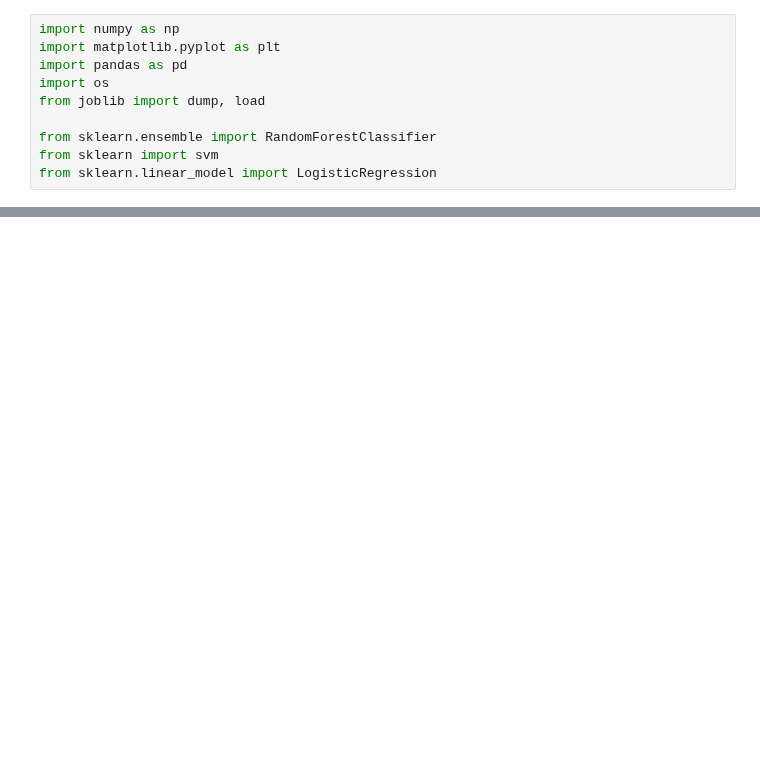
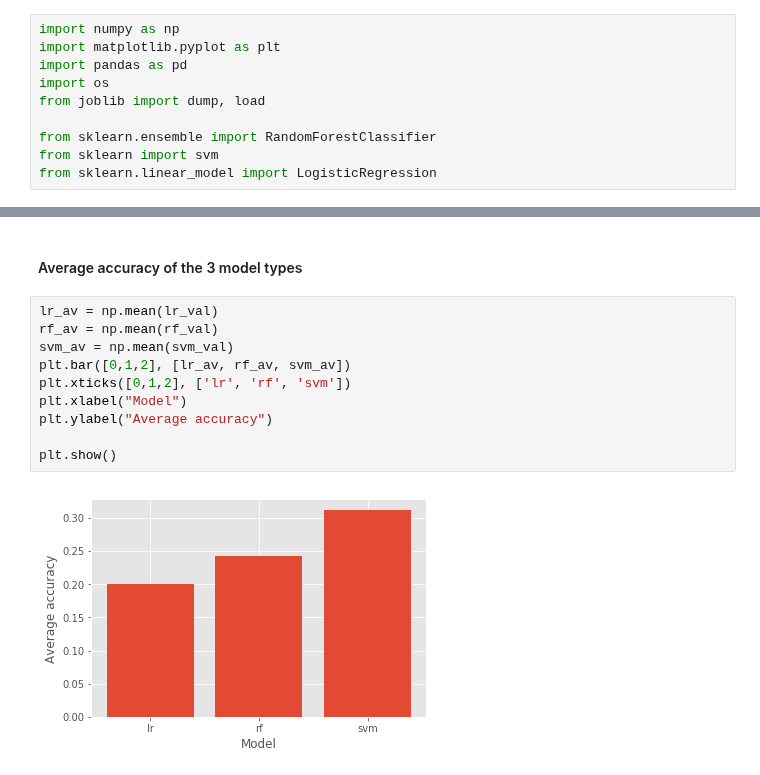
Before and after one commit to mbronckers/cmsc23360, a Jupyter notebook: p2/model.ipynb, the cells around one changed output, grey strips where cells are left out. Drawn from its saved outputs; the diff is of its cells as text; blank space fills up the shorter version.

```diff
--- a/p2/model.ipynb
+++ b/p2/model.ipynb
@@ -14,0 +136,14 @@ Because of the absolute time issue, this model's performance is not representati
+# %% [markdown]
+#### Average accuracy of the 3 model types
+# %%
+lr_av = np.mean(lr_val)
+rf_av = np.mean(rf_val)
+svm_av = np.mean(svm_val)
+plt.bar([0,1,2], [lr_av, rf_av, svm_av])
+plt.xticks([0,1,2], ['lr', 'rf', 'svm'])
+plt.xlabel("Model")
+plt.ylabel("Average accuracy")
+
+plt.show()
+# %% [output]
+[figure, added]
```
Also changed, not shown: parts of 25 cells of this notebook, 3 other files.
